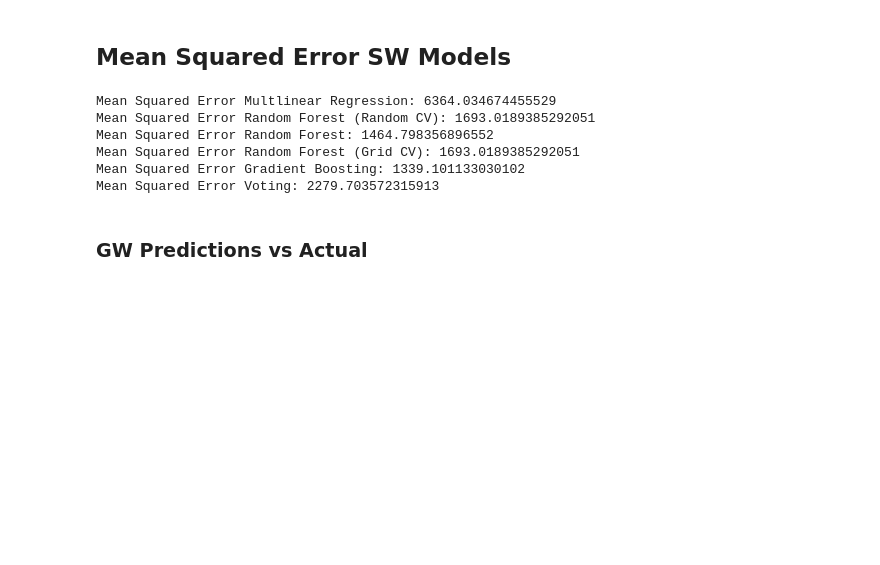
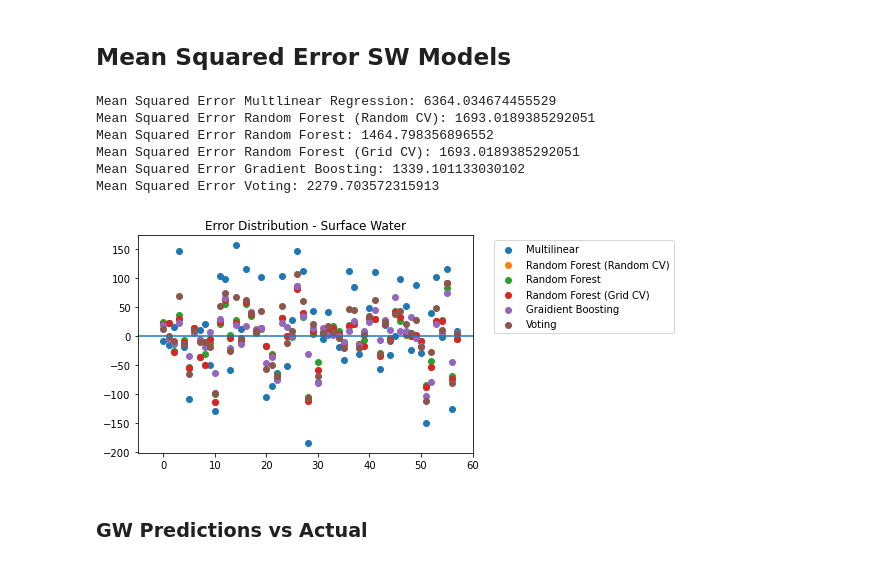
Before and after one commit to JackXinPan/Final-Project, a Jupyter notebook: GW vs SW.ipynb, the cells around one changed output. Cells and saved outputs as stored; diff of their text form; code cells hidden in the pictures; blank space fills up the shorter version.

```diff
--- a/GW vs SW.ipynb
+++ b/GW vs SW.ipynb
@@ -718,6 +718,22 @@ Mean Squared Error Random Forest: 1464.798356896552
 Mean Squared Error Random Forest (Grid CV): 1693.0189385292051
 Mean Squared Error Gradient Boosting: 1339.101133030102
 Mean Squared Error Voting: 2279.703572315913
+# %%
+plt.scatter(np.arange(len(y_MLR_SW)),y_MLR_SW-y_SW_test, label=models[0])
+plt.scatter(np.arange(len(y_MLR_SW)),y_RFR_SW_RSCV-y_SW_test.ravel(), label=models[2])
+plt.scatter(np.arange(len(y_MLR_SW)),y_RFR_SW-y_SW_test.ravel(), label=models[1])
+plt.scatter(np.arange(len(y_MLR_SW)),y_RFR_SW_CV-y_SW_test.ravel(), label=models[3])
+plt.scatter(np.arange(len(y_MLR_SW)),(y_GBR_SW-y_SW_test.ravel()), label=models[4])
+plt.scatter(np.arange(len(y_MLR_SW)),(y_VR_SW-y_SW_test.ravel()), label=models[5])
+plt.hlines(0,-100,100)
+plt.xlim(-5,60)
+plt.legend(bbox_to_anchor=(1.05, 1), loc='upper left')
+plt.title("Error Distribution - Surface Water")
+plt.savefig("static/data/swerror.png",bbox_inches='tight')
+
+plt.show()
+# %% [output]
+[figure, added]
 # %% [markdown]
 ### GW Predictions vs Actual
 # %%
```
Also changed, not shown: parts of 8 cells of this notebook, 16 other files.
